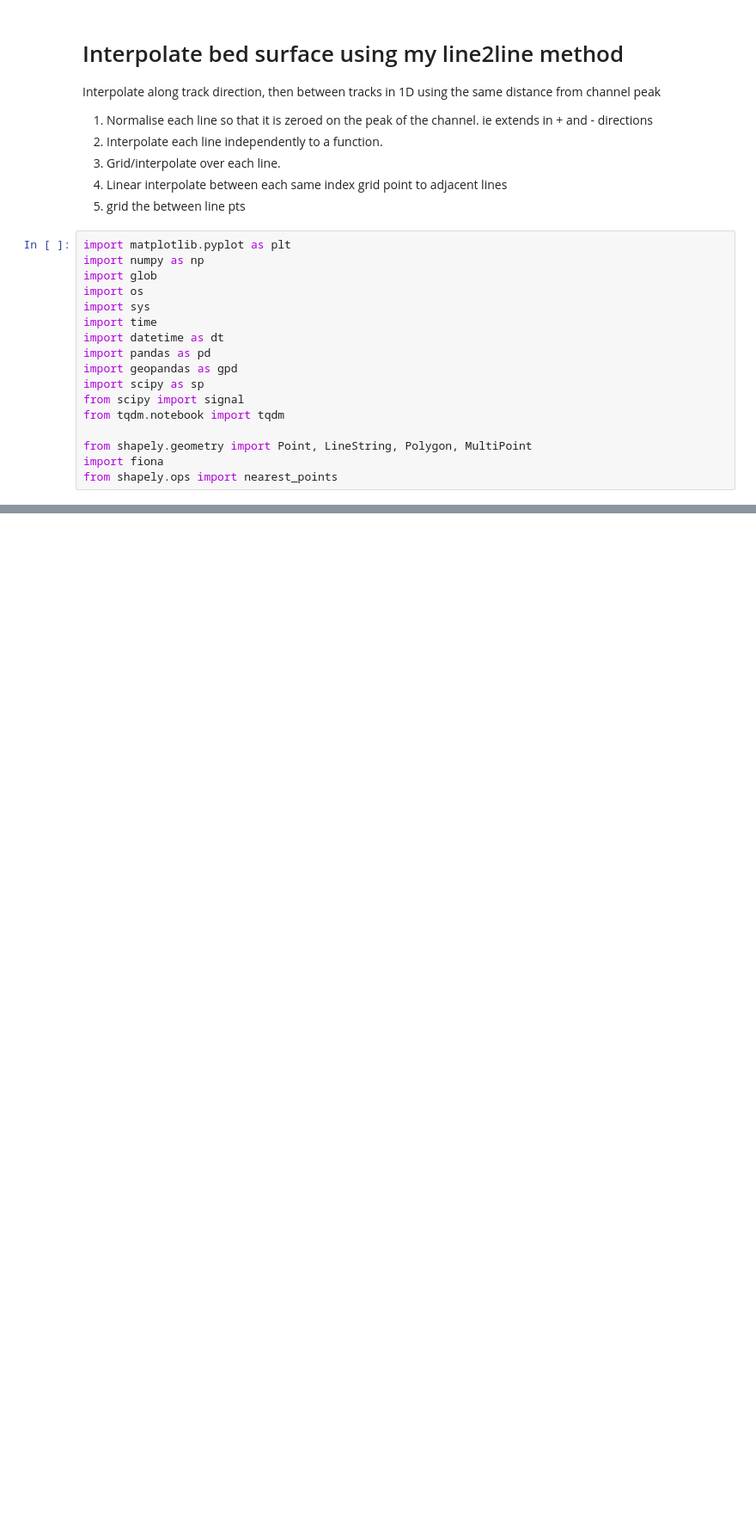
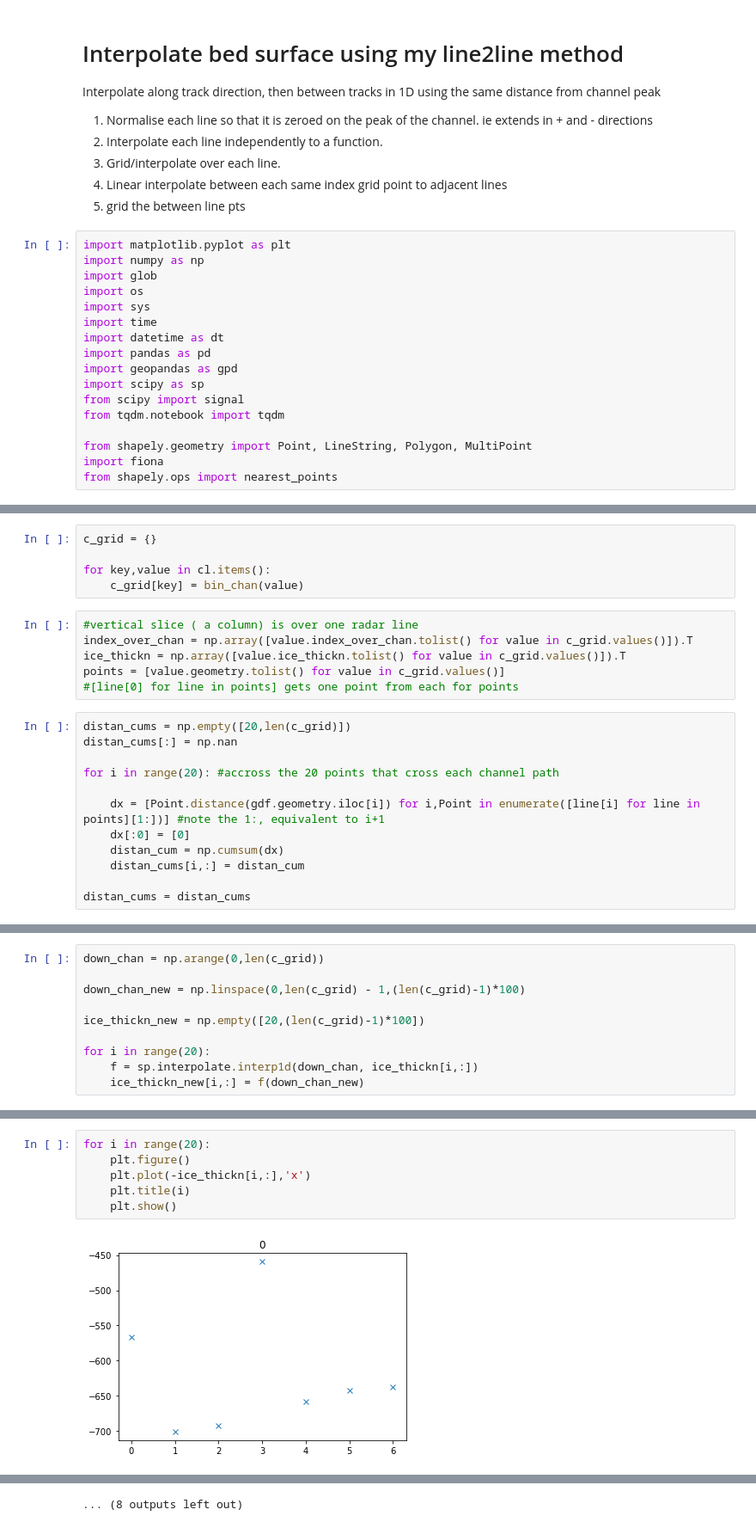
Before and after one commit to arrran/PhD_data_chapter, a Jupyter notebook: Jupyter/RADAR/RADAR_MAP/8_RADAR_bed_interpolate_line2line.ipynb, the cells around one changed output, grey strips where cells are left out. Shown at 86% size. Cells and saved outputs as stored; diff of their text form; blank space fills up the shorter version.

```diff
--- a/Jupyter/RADAR/RADAR_MAP/8_RADAR_bed_interpolate_line2line.ipynb
+++ b/Jupyter/RADAR/RADAR_MAP/8_RADAR_bed_interpolate_line2line.ipynb
@@ -140,0 +179,23 @@ for reso in [20,50,100,150,200]:
+# %%
+c_grid = {}
+
+for key,value in cl.items():
+    c_grid[key] = bin_chan(value)
+# %%
+#vertical slice ( a column) is over one radar line
+index_over_chan = np.array([value.index_over_chan.tolist() for value in c_grid.values()]).T
+ice_thickn = np.array([value.ice_thickn.tolist() for value in c_grid.values()]).T
+points = [value.geometry.tolist() for value in c_grid.values()]
+#[line[0] for line in points] gets one point from each for points
+# %%
+distan_cums = np.empty([20,len(c_grid)])
+distan_cums[:] = np.nan
+
+for i in range(20): #accross the 20 points that cross each channel path
+
+    dx = [Point.distance(gdf.geometry.iloc[i]) for i,Point in enumerate([line[i] for line in points][1:])] #note the 1:, equivalent to i+1
+    dx[:0] = [0]
+    distan_cum = np.cumsum(dx)
+    distan_cums[i,:] = distan_cum
+
+distan_cums = distan_cums
@@ -140,0 +204,10 @@ for reso in [20,50,100,150,200]:
+# %%
+down_chan = np.arange(0,len(c_grid))
+
+down_chan_new = np.linspace(0,len(c_grid) - 1,(len(c_grid)-1)*100)
+
+ice_thickn_new = np.empty([20,(len(c_grid)-1)*100])
+
+for i in range(20):
+    f = sp.interpolate.interp1d(down_chan, ice_thickn[i,:])
+    ice_thickn_new[i,:] = f(down_chan_new)
@@ -140,0 +245,8 @@ for reso in [20,50,100,150,200]:
+# %%
+for i in range(20):
+    plt.figure()
+    plt.plot(-ice_thickn[i,:],'x')
+    plt.title(i)
+    plt.show()
+# %% [output]
+[figure, added]
@@ -140,0 +264 @@ for reso in [20,50,100,150,200]:
+... (8 outputs left out)
```
Also changed, not shown: parts of 47 cells of this notebook, 2 other files.
